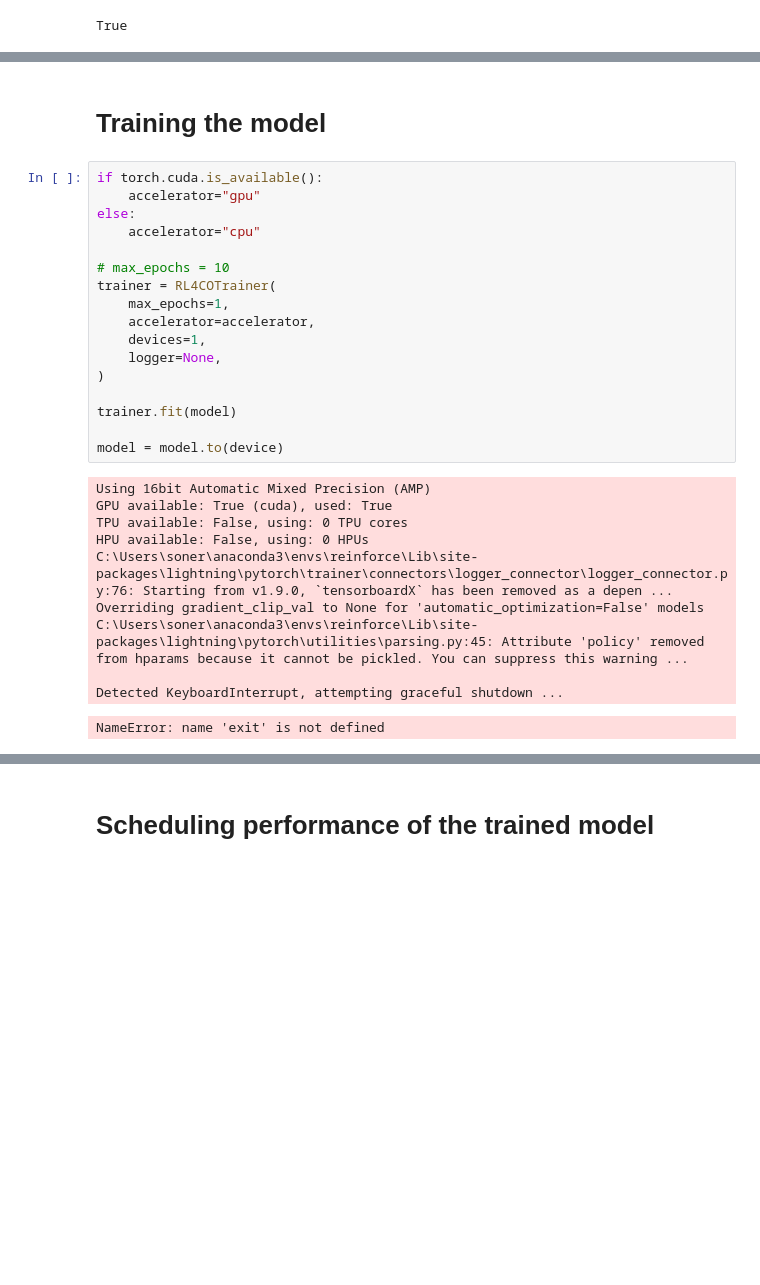
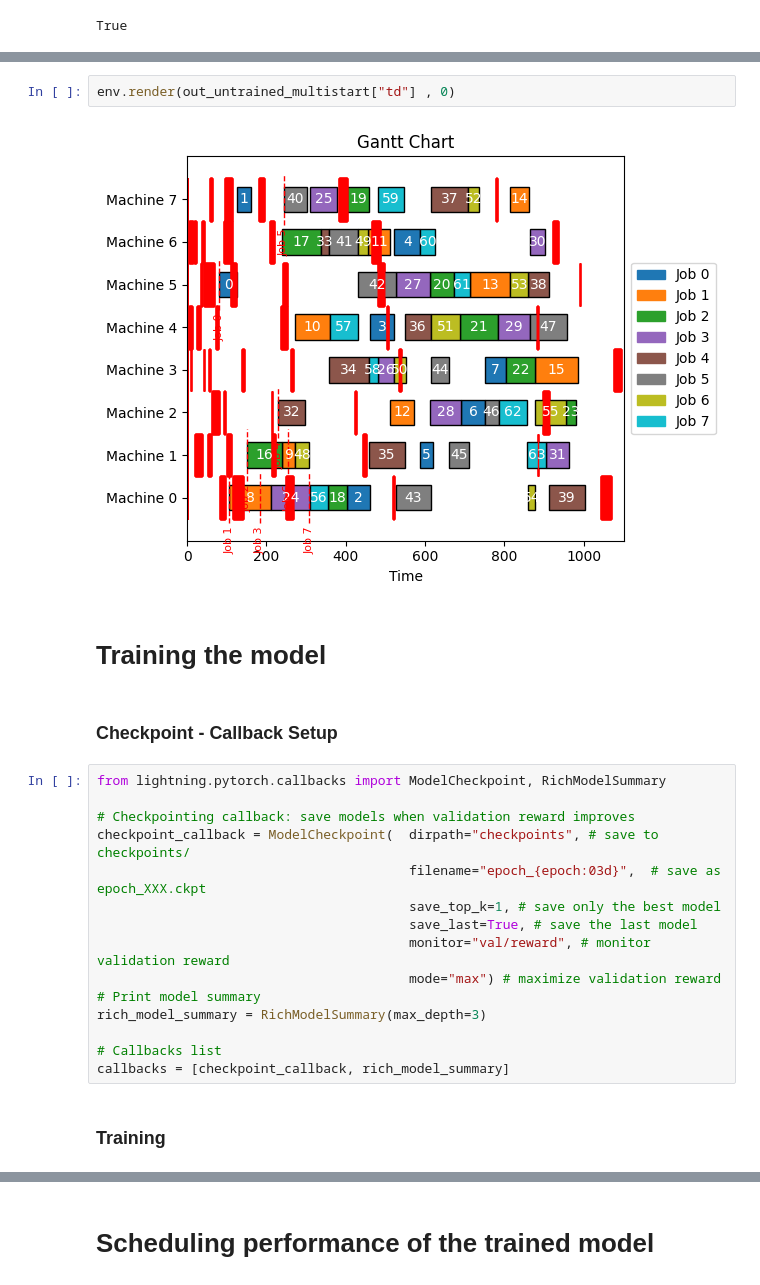
Before and after one commit to Sonzakir/RL4CO-REPO, a Jupyter notebook: rl4co/envs/scheduling/djssp/GNN_PPO/DJJSP-GNN_PP.ipynb, the cells around one changed output, grey strips where cells are left out. Saved outputs shown, nothing was run; the diff lists cells and outputs as text; blank space fills up the shorter version.

```diff
--- a/rl4co/envs/scheduling/djssp/GNN_PPO/DJJSP-GNN_PP.ipynb
+++ b/rl4co/envs/scheduling/djssp/GNN_PPO/DJJSP-GNN_PP.ipynb
@@ -64,30 +124,25 @@ out = model.policy.generate(td.clone(), env=env, phase="test", decode_type="mult
+# %%
+env.render(out_untrained_multistart["td"] , 0)
+# %% [output]
+[figure, added]
 # %% [markdown]
 # Training the model
+# %% [markdown]
+### Checkpoint - Callback Setup
 # %%
-if torch.cuda.is_available():
-    accelerator="gpu"
-else:
-    accelerator="cpu"
+from lightning.pytorch.callbacks import ModelCheckpoint, RichModelSummary
 
-# max_epochs = 10
-trainer = RL4COTrainer(
-    max_epochs=1,
-    accelerator=accelerator,
-    devices=1,
-    logger=None,
-)
+# Checkpointing callback: save models when validation reward improves
+checkpoint_callback = ModelCheckpoint(  dirpath="checkpoints", # save to checkpoints/
+                                        filename="epoch_{epoch:03d}",  # save as epoch_XXX.ckpt
+                                        save_top_k=1, # save only the best model
+                                        save_last=True, # save the last model
+                                        monitor="val/reward", # monitor validation reward
+                                        mode="max") # maximize validation reward
+# Print model summary
+rich_model_summary = RichModelSummary(max_depth=3)
 
-trainer.fit(model)
-
-model = model.to(device)
+# Callbacks list
+callbacks = [checkpoint_callback, rich_model_summary]
-# %% [output]
-Using 16bit Automatic Mixed Precision (AMP)
-GPU available: True (cuda), used: True
-TPU available: False, using: 0 TPU cores
-HPU available: False, using: 0 HPUs
-C:\Users\soner\anaconda3\envs\reinforce\Lib\site-packages\lightning\pytorch\trainer\connectors\logger_connector\logger_connector.py:76: Starting from v1.9.0, `tensorboardX` has been removed as a depen ...
-Overriding gradient_clip_val to None for 'automatic_optimization=False' models
-C:\Users\soner\anaconda3\envs\reinforce\Lib\site-packages\lightning\pytorch\utilities\parsing.py:45: Attribute 'policy' removed from hparams because it cannot be pickled. You can suppress this warning ...
-
-Detected KeyboardInterrupt, attempting graceful shutdown ...
-NameError: name 'exit' is not defined
+# %% [markdown]
+### Training
```
Also changed, not shown: parts of 27 cells of this notebook, 11 other files.
